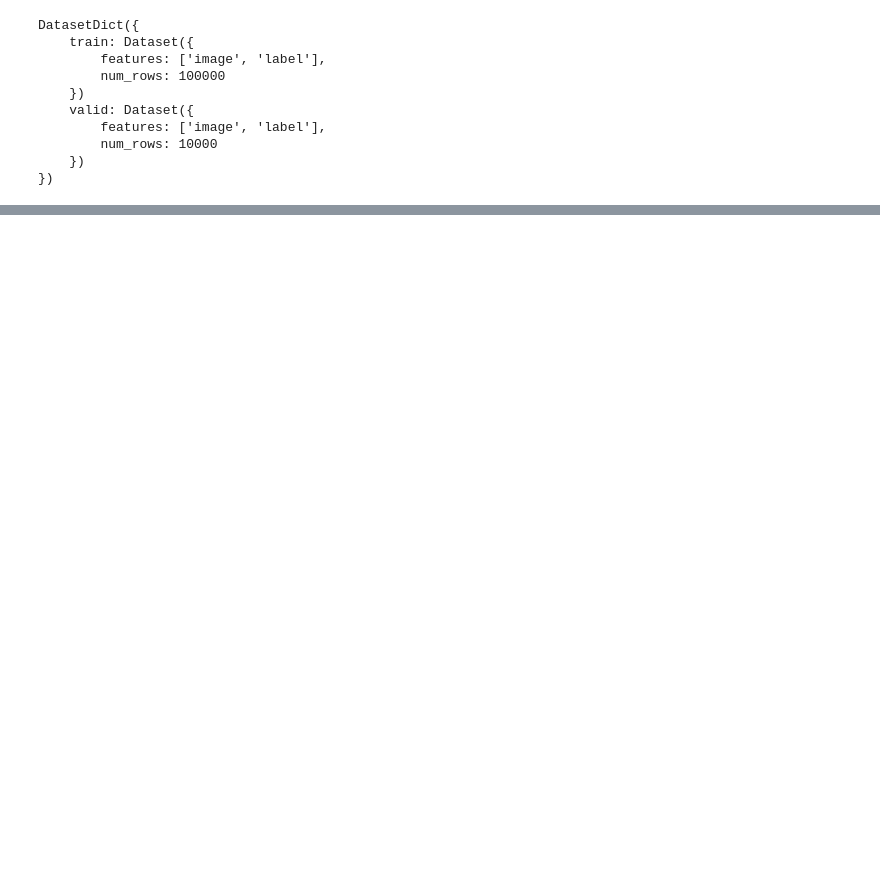
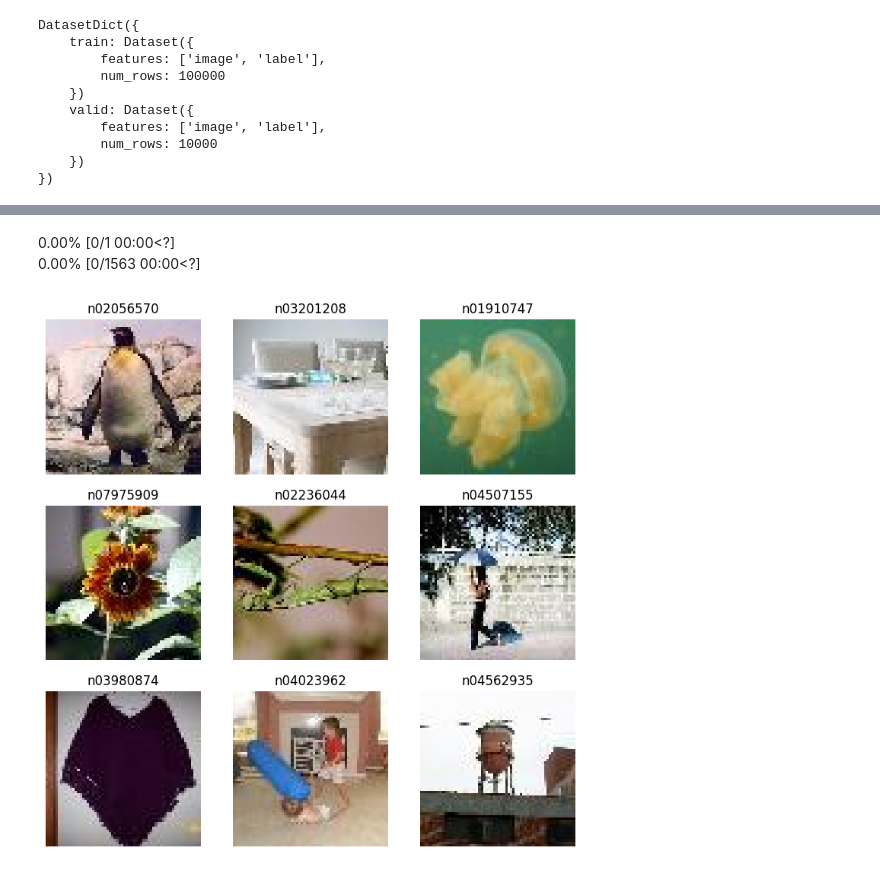
Before and after one commit to galopyz/pilus_project, a Jupyter notebook: nbs/50_darknet.ipynb, the cells around one changed output, grey strips where cells are left out. Cells and saved outputs as stored; diff of their text form; code cells hidden in the pictures; blank space fills up the shorter version.

```diff
--- a/nbs/50_darknet.ipynb
+++ b/nbs/50_darknet.ipynb
@@ -85,0 +100,26 @@ show_images(xb[:5], ncols=5, titles=list(yb[:5].numpy()))
+# %%
+model = nn.Sequential(
+    nn.Conv2d(3, 16, kernel_size=3, stride=2, padding=1),
+    nn.ReLU(),
+    nn.Conv2d(16, 16, kernel_size=3, stride=2, padding=1),
+    nn.ReLU(),
+    nn.Conv2d(16, 200, kernel_size=3, stride=2, padding=1),
+    nn.ReLU(),
+    nn.AdaptiveAvgPool2d(1),
+    nn.Flatten()
+)
+# %%
+cbs = [
+    TrainCB(), # Handles the core steps in the training loop. Can be left out if using TrainLearner
+    DeviceCB(), # Handles making sure data and model are on the right device
+    MetricsCB(accuracy=MulticlassAccuracy()), # Keep track of any relevant metrics
+    ProgressCB(), # Displays metrics and loss during training, optionally plot=True for a pretty graph
+]
+# %%
+loss_fn = nn.CrossEntropyLoss()
+learn = Learner(model, dls, loss_fn, lr=0.1, cbs=cbs)
+learn.show_image_batch()
+# %% [output]
+0.00% [0/1 00:00<?]
+0.00% [0/1563 00:00<?]
+[figure, added]
```
Also changed, not shown: parts of 25 cells of this notebook.
